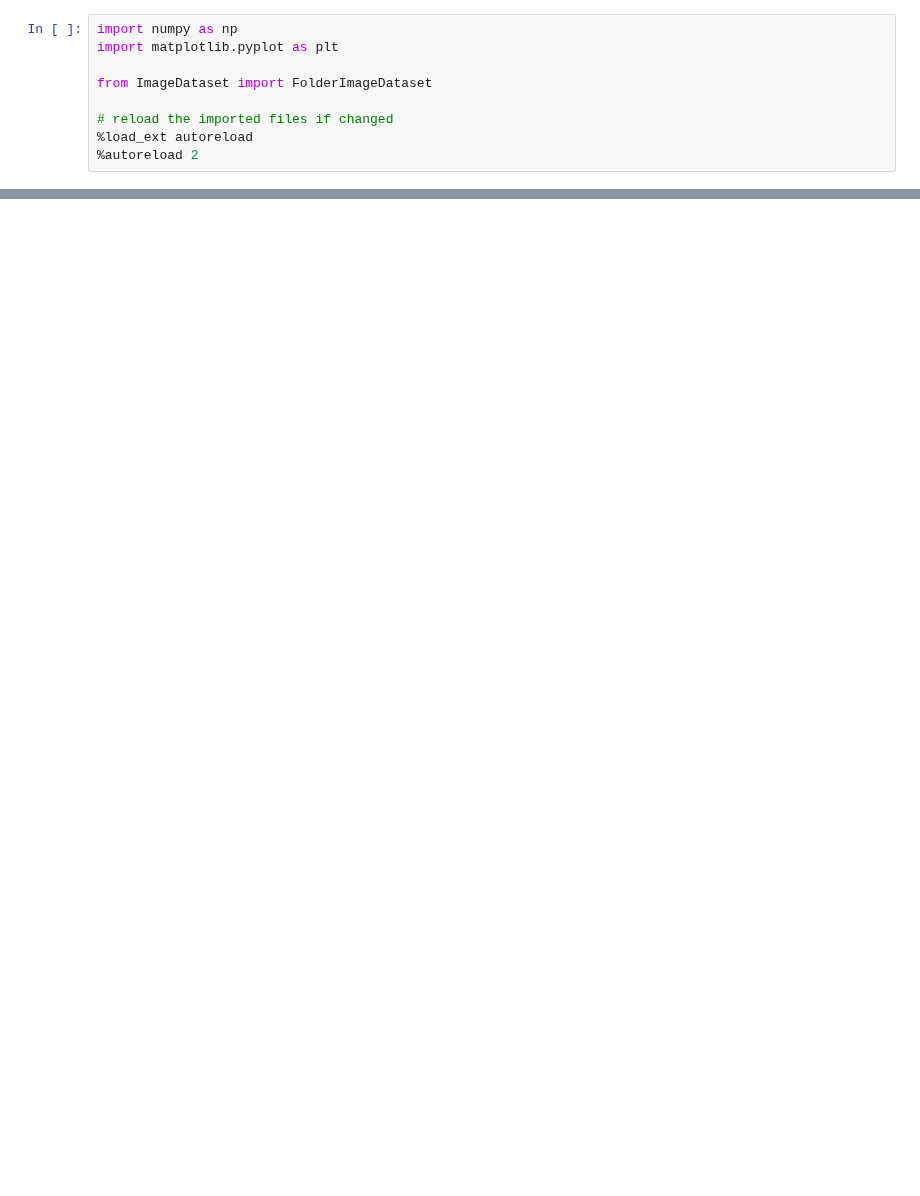
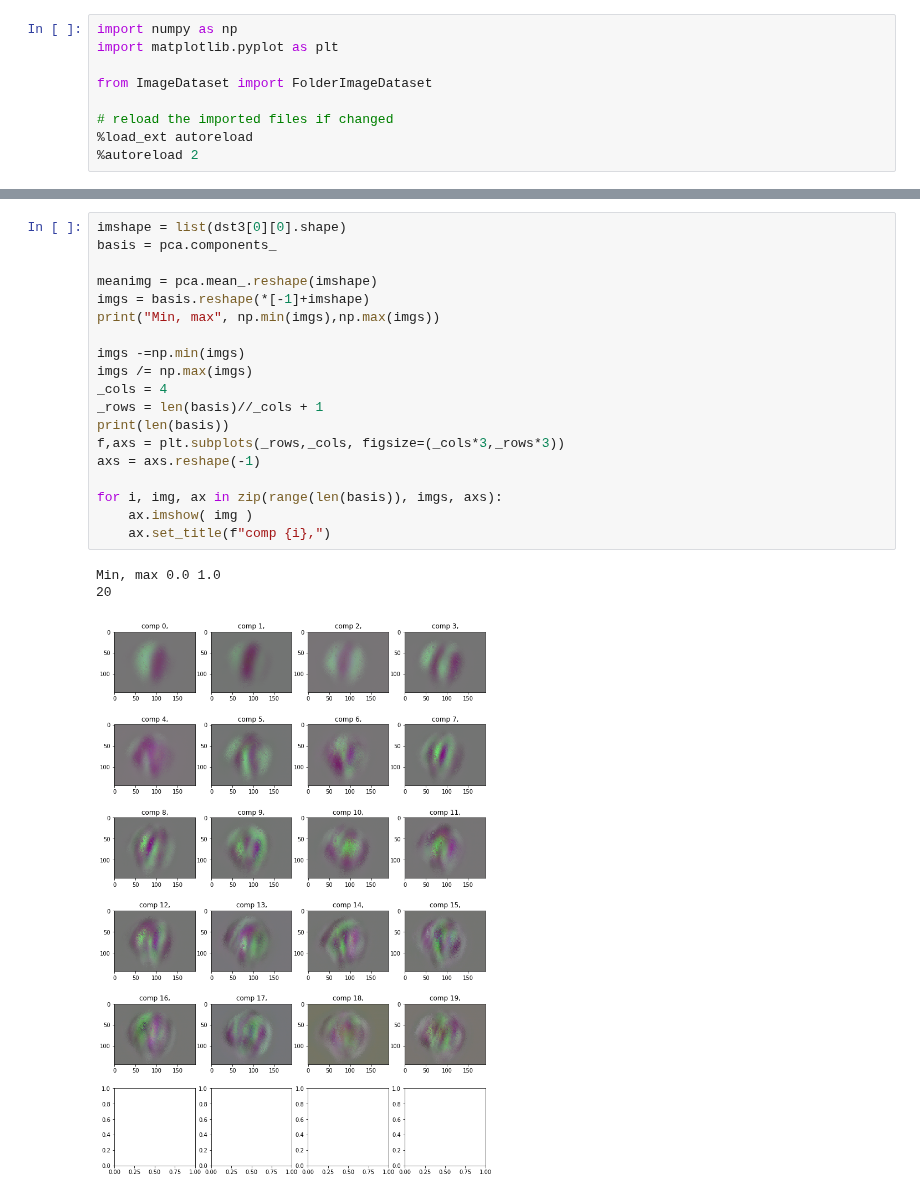
Before and after one commit to DaniloZZZ/quantTechLab, a Jupyter notebook: analysis/dataset_inspection.ipynb, the cells around one changed output, grey strips where cells are left out. Saved outputs shown, nothing was run; the diff lists cells and outputs as text; blank space fills up the shorter version.

```diff
--- a/analysis/dataset_inspection.ipynb
+++ b/analysis/dataset_inspection.ipynb
@@ -58,0 +93,23 @@ ax[1].plot(dst3.target)
+# %%
+imshape = list(dst3[0][0].shape)
+basis = pca.components_
+
+meanimg = pca.mean_.reshape(imshape)
+imgs = basis.reshape(*[-1]+imshape)
+print("Min, max", np.min(imgs),np.max(imgs))
+
+imgs -=np.min(imgs)
+imgs /= np.max(imgs)
+_cols = 4
+_rows = len(basis)//_cols + 1
+print(len(basis))
+f,axs = plt.subplots(_rows,_cols, figsize=(_cols*3,_rows*3))
+axs = axs.reshape(-1)
+
+for i, img, ax in zip(range(len(basis)), imgs, axs):
+    ax.imshow( img )
+    ax.set_title(f"comp {i},")
+# %% [output]
+Min, max 0.0 1.0
+20
+[figure, added]
```
Also changed, not shown: parts of 12 cells of this notebook.
